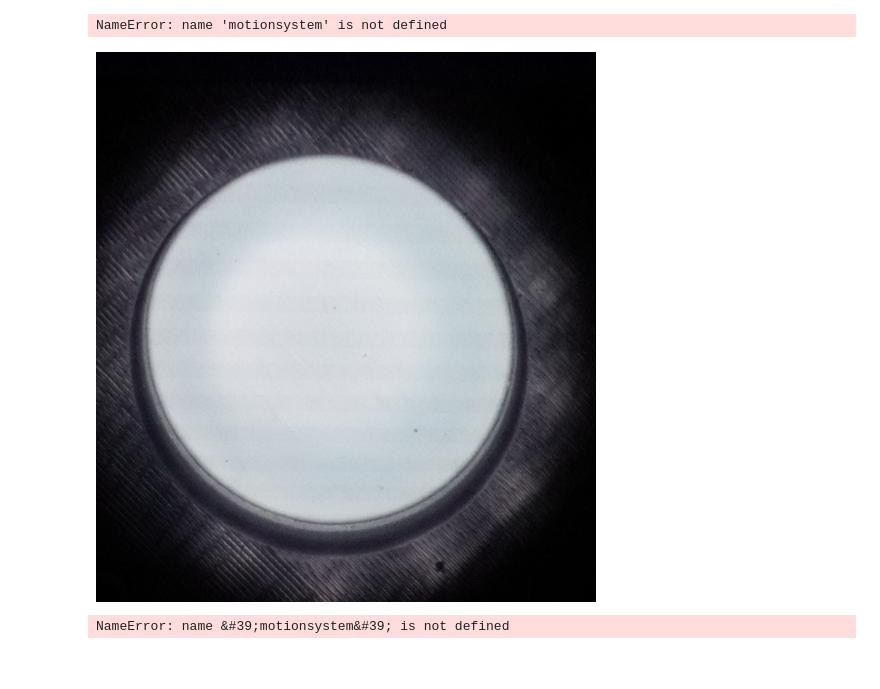
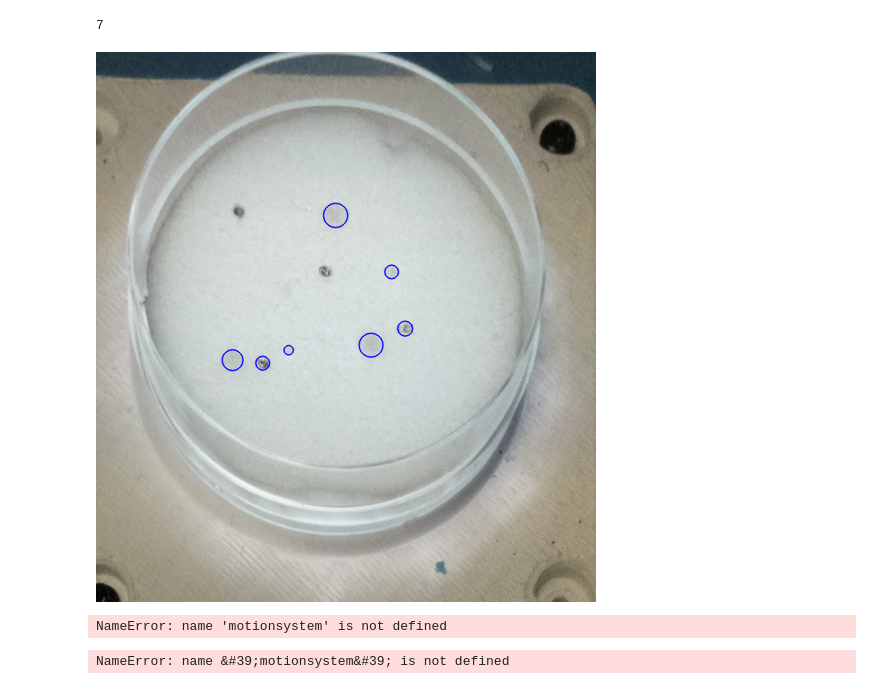
Before and after one commit to dr3y/BioPick, a Jupyter notebook: software/raspberry_pi/playing_with_camera.ipynb, the cells around one changed output. Saved outputs shown, nothing was run; the diff lists cells and outputs as text; code cells hidden in the pictures.

```diff
--- a/software/raspberry_pi/playing_with_camera.ipynb
+++ b/software/raspberry_pi/playing_with_camera.ipynb
@@ -11,3 +30,10 @@ robocam = robot_camera.robo_camera()
+# %%
+#image analysis of sharpie dots ONLY
+imname = "sharpie_dots_3.png"
+kp = robocam.detect_colonies(imname,img_tf,vector_tf,True,False,mincir=.5,minin=.3,mincon=.8,mina = 30,maxa=500)
+# %% [output]
+7
+[figure, added]
 # %%
 #connect to the robot
 motionsystem = rm.colonyPicker({},{},'/dev/serial0',19200)
@@ -40,25 +66,6 @@ motionsystem.move_robot(pz = 68)
 motionsystem.move_robot(px=motionsystem.robopos["neutral_position"]["0"]["X"])
 # %% [output]
 NameError: name 'motionsystem' is not defined
-# %%
-#calibration with already taken images
-ltable = os.path.join(".","calibration","lighttable.png")
-
-
-needle_dict = rm.colonyPicker.calculate_needle_positions()
-
-img_tf,vector_tf = robocam.needle_jog_calibration(ltable,needle_dict)
-
-pp_image = cv2.imread(ltable)
-pp_image = cv2.warpPerspective(pp_image,img_tf,(500,550)) #transforming the calibrated image
-cv2.imwrite('testimage.png',pp_image)
-display(Image(filename="testimage.png"))
-
-#print(vector_tf)
-#print(needle_middle)
-#print(new_point)
-# %% [output]
-[figure, removed]
 # %%
 motionsystem = rm.colonyPicker({},{},'/dev/serial0',19200)
 #get a plate from A1 and put it on the backlight
```
Also changed, not shown: parts of 3 cells of this notebook.
